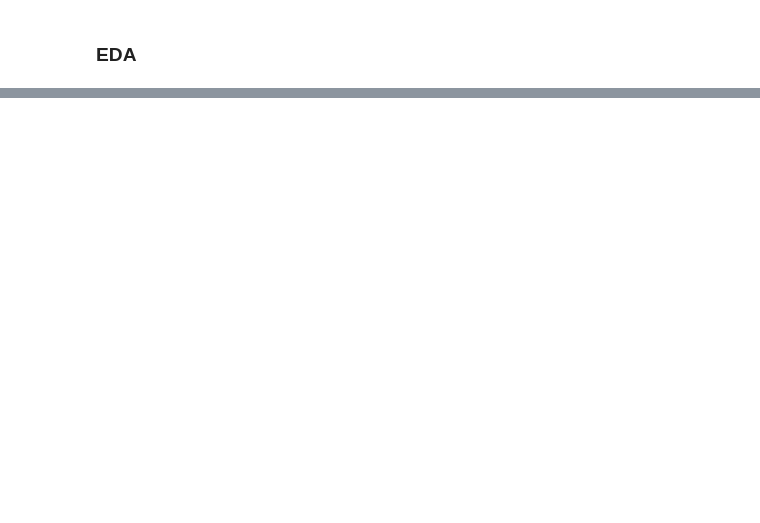
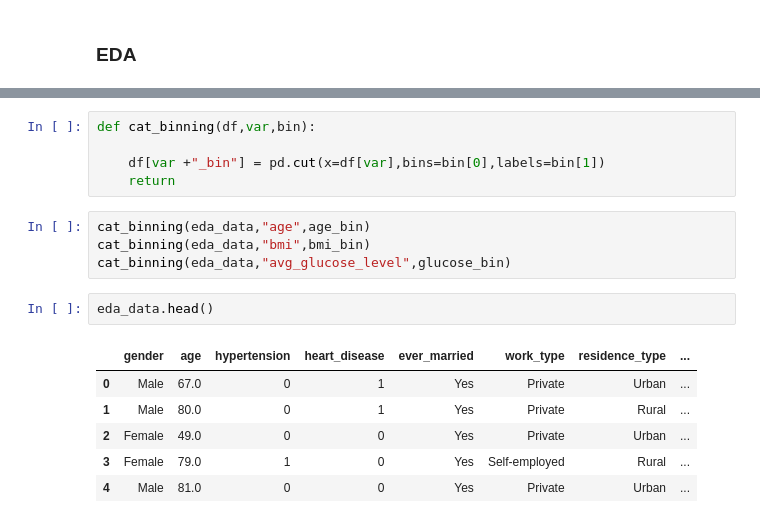
Before and after one commit to emirhansilsupur/brain-stroke-prediction, a Jupyter notebook: brain_stroke.ipynb, the cells around one changed output, grey strips where cells are left out. Saved outputs shown, nothing was run; the diff lists cells and outputs as text; blank space fills up the shorter version.

```diff
--- a/brain_stroke.ipynb
+++ b/brain_stroke.ipynb
@@ -416,0 +440,18 @@ weighted avg       0.96      0.96      0.96      1894
+# %%
+def cat_binning(df,var,bin):
+
+    df[var +"_bin"] = pd.cut(x=df[var],bins=bin[0],labels=bin[1])
+    return
+# %%
+cat_binning(eda_data,"age",age_bin)
+cat_binning(eda_data,"bmi",bmi_bin)
+cat_binning(eda_data,"avg_glucose_level",glucose_bin)
+# %%
+eda_data.head()
+# %% [output]
+|  | gender | age | hypertension | heart_disease | ever_married | work_type | residence_type | ... |
+| 0 | Male | 67.0 | 0 | 1 | Yes | Private | Urban | ... |
+| 1 | Male | 80.0 | 0 | 1 | Yes | Private | Rural | ... |
+| 2 | Female | 49.0 | 0 | 0 | Yes | Private | Urban | ... |
+| 3 | Female | 79.0 | 1 | 0 | Yes | Self-employed | Rural | ... |
+| 4 | Male | 81.0 | 0 | 0 | Yes | Private | Urban | ... |
```
Also changed, not shown: parts of 27 cells of this notebook.
